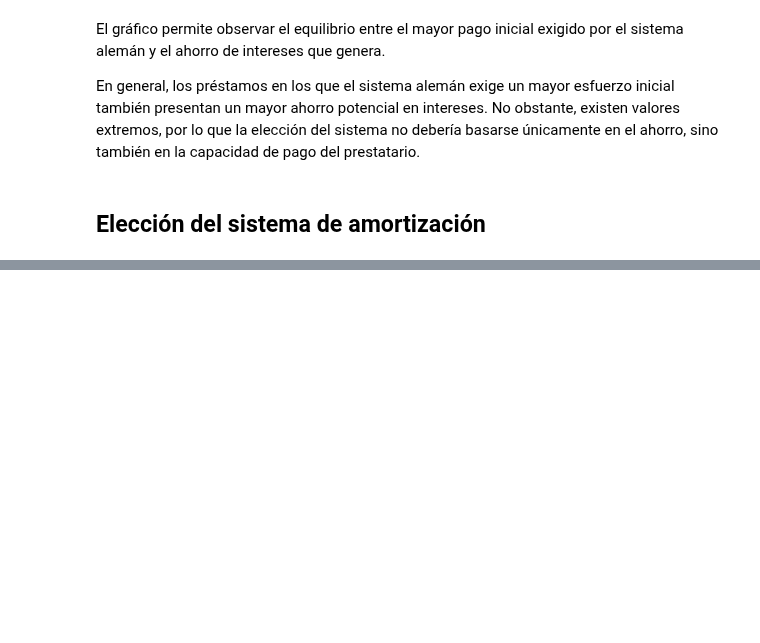
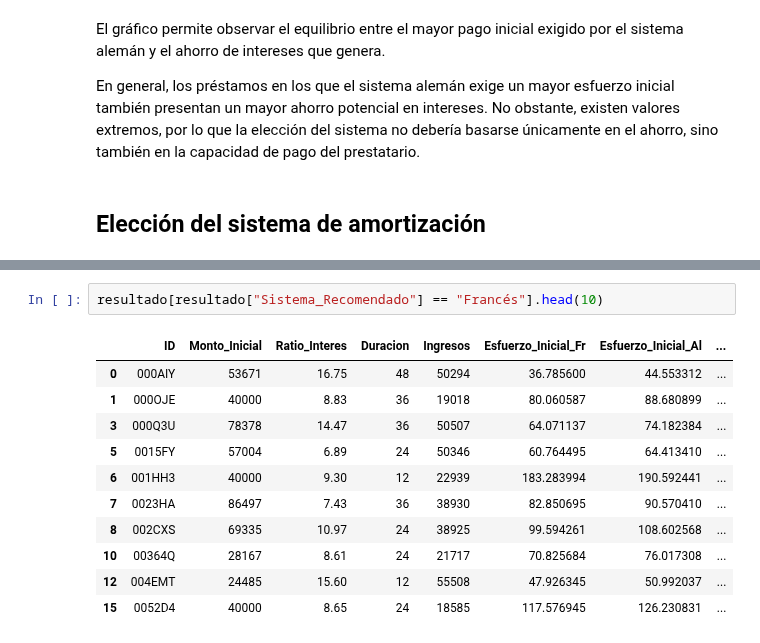
Before and after one commit to izarozubia-max/RETO5, a Jupyter notebook: cuadros_amortización.ipynb, the cells around one changed output, grey strips where cells are left out. Cells and saved outputs as stored; diff of their text form; blank space fills up the shorter version.

```diff
--- a/cuadros_amortización.ipynb
+++ b/cuadros_amortización.ipynb
@@ -320,0 +512,14 @@ En general, los préstamos en los que el sistema alemán exige un mayor esfuerzo
+# %%
+resultado[resultado["Sistema_Recomendado"] == "Francés"].head(10)
+# %% [output]
+|  | ID | Monto_Inicial | Ratio_Interes | Duracion | Ingresos | Esfuerzo_Inicial_Fr | Esfuerzo_Inicial_Al | ... |
+| 0 | 000AIY | 53671 | 16.75 | 48 | 50294 | 36.785600 | 44.553312 | ... |
+| 1 | 000OJE | 40000 | 8.83 | 36 | 19018 | 80.060587 | 88.680899 | ... |
+| 3 | 000Q3U | 78378 | 14.47 | 36 | 50507 | 64.071137 | 74.182384 | ... |
+| 5 | 0015FY | 57004 | 6.89 | 24 | 50346 | 60.764495 | 64.413410 | ... |
+| 6 | 001HH3 | 40000 | 9.30 | 12 | 22939 | 183.283994 | 190.592441 | ... |
+| 7 | 0023HA | 86497 | 7.43 | 36 | 38930 | 82.850695 | 90.570410 | ... |
+| 8 | 002CXS | 69335 | 10.97 | 24 | 38925 | 99.594261 | 108.602568 | ... |
+| 10 | 00364Q | 28167 | 8.61 | 24 | 21717 | 70.825684 | 76.017308 | ... |
+| 12 | 004EMT | 24485 | 15.60 | 12 | 55508 | 47.926345 | 50.992037 | ... |
+| 15 | 0052D4 | 40000 | 8.65 | 24 | 18585 | 117.576945 | 126.230831 | ... |
```
Also changed, not shown: parts of 27 cells of this notebook.
